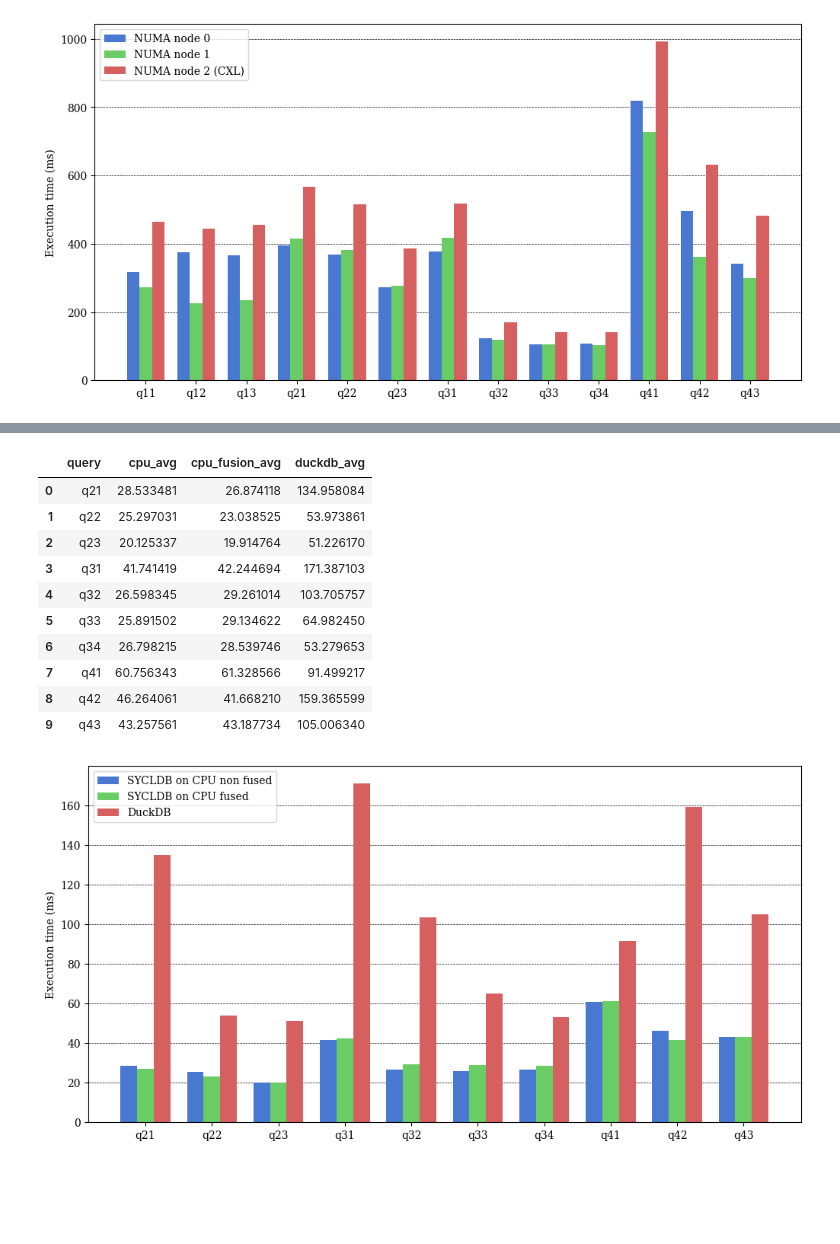
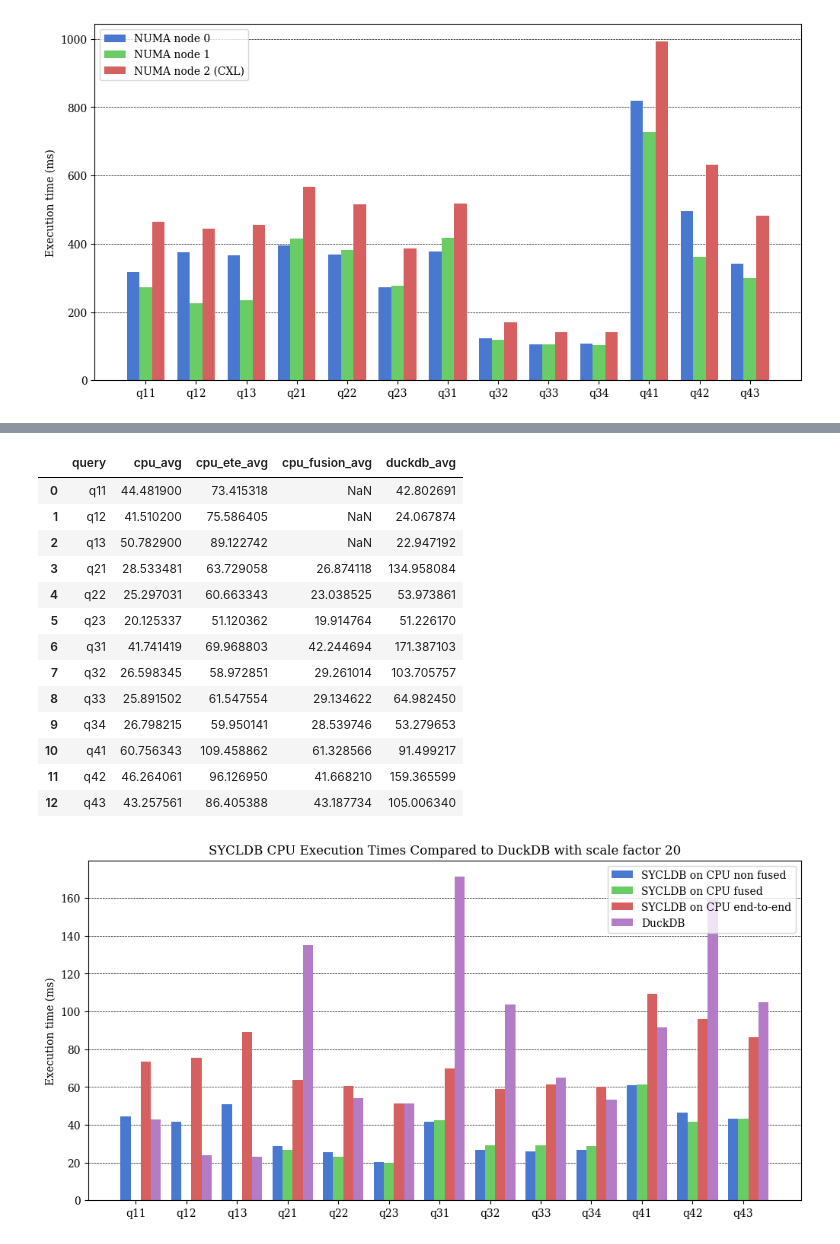
Before and after one commit to Maestro-Zacht/sycldb-calcite-executor, a Jupyter notebook: performances/perf.ipynb, the cells around one changed output, grey strips where cells are left out. Cells and saved outputs as stored; diff of their text form; code cells hidden in the pictures; blank space fills up the shorter version.

Commit message:
ete times cpu

```diff
--- a/performances/perf.ipynb
+++ b/performances/perf.ipynb
@@ -347,9 +347,11 @@ cpu_results = pd.DataFrame()
 
 for q in queries:
     cpu_df = pd.read_csv(f'{q}-performance-cxl-cpu-nonfused.log', header=None, names=['execution_time_ms'])
+    cpu_ete_dfusion_df = pd.read_csv(f'{q}-performance-cxl-ete.log', header=None, names=['execution_time_ms'])
     cpu_fusion_df = pd.read_csv(f'{q}-performance-cxl-cpu.log', header=None, names=['execution_time_ms'])
 
     cpu_results[f'{q}_cpu'] = cpu_df['execution_time_ms']
+    cpu_results[f'{q}_cpu_ete'] = cpu_ete_dfusion_df['execution_time_ms']
     cpu_results[f'{q}_cpu_fusion'] = cpu_fusion_df['execution_time_ms']
 
 cpu_results.describe()
@@ -369,13 +371,15 @@ comparison_cpu = []
 
 duckdb_results = pd.read_csv('results_duckdb.csv')
 
-for q in queries[3:]:
+for q in queries:
     cpu_avg = cpu_results[cpu_results[f'{q}_cpu'] < 100.0][f'{q}_cpu'].mean()
+    cpu_ete_avg = cpu_results[cpu_results[f'{q}_cpu_ete'] < 120.0][f'{q}_cpu_ete'].mean()
     cpu_fusion_avg = cpu_results[cpu_results[f'{q}_cpu_fusion'] < 100.0][f'{q}_cpu_fusion'].mean()
 
     comparison_cpu.append({
         'query': q,
         'cpu_avg': cpu_avg,
+        'cpu_ete_avg': cpu_ete_avg,
         'cpu_fusion_avg': cpu_fusion_avg,
         'duckdb_avg': duckdb_results[duckdb_results['query'] == int(q[1:])]['time'].values[0],
     })
@@ -383,48 +387,53 @@ for q in queries[3:]:
 comparison_cpu = pd.DataFrame(comparison_cpu)
 comparison_cpu
 # %% [output]
-|  | query | cpu_avg | cpu_fusion_avg | duckdb_avg |
-| 0 | q21 | 28.533481 | 26.874118 | 134.958084 |
-| 1 | q22 | 25.297031 | 23.038525 | 53.973861 |
-| 2 | q23 | 20.125337 | 19.914764 | 51.226170 |
-| 3 | q31 | 41.741419 | 42.244694 | 171.387103 |
-| 4 | q32 | 26.598345 | 29.261014 | 103.705757 |
-| 5 | q33 | 25.891502 | 29.134622 | 64.982450 |
-| 6 | q34 | 26.798215 | 28.539746 | 53.279653 |
-| 7 | q41 | 60.756343 | 61.328566 | 91.499217 |
-| 8 | q42 | 46.264061 | 41.668210 | 159.365599 |
-| 9 | q43 | 43.257561 | 43.187734 | 105.006340 |
+|  | query | cpu_avg | cpu_ete_avg | cpu_fusion_avg | duckdb_avg |
+| 0 | q11 | 44.481900 | 73.415318 | NaN | 42.802691 |
+| 1 | q12 | 41.510200 | 75.586405 | NaN | 24.067874 |
+| 2 | q13 | 50.782900 | 89.122742 | NaN | 22.947192 |
+| 3 | q21 | 28.533481 | 63.729058 | 26.874118 | 134.958084 |
+| 4 | q22 | 25.297031 | 60.663343 | 23.038525 | 53.973861 |
+| 5 | q23 | 20.125337 | 51.120362 | 19.914764 | 51.226170 |
+| 6 | q31 | 41.741419 | 69.968803 | 42.244694 | 171.387103 |
+| 7 | q32 | 26.598345 | 58.972851 | 29.261014 | 103.705757 |
+| 8 | q33 | 25.891502 | 61.547554 | 29.134622 | 64.982450 |
+| 9 | q34 | 26.798215 | 59.950141 | 28.539746 | 53.279653 |
+| 10 | q41 | 60.756343 | 109.458862 | 61.328566 | 91.499217 |
+| 11 | q42 | 46.264061 | 96.126950 | 41.668210 | 159.365599 |
+| 12 | q43 | 43.257561 | 86.405388 | 43.187734 | 105.006340 |
 # %%
 # plt.rc('text', usetex=True)
 plt.rc('font', family='serif')
 plt.style.use('seaborn-v0_8-muted')
 
 labels_mapping = {
     'cpu_avg': 'SYCLDB on CPU non fused',
     'cpu_fusion_avg': 'SYCLDB on CPU fused',
+    'cpu_ete_avg': 'SYCLDB on CPU end-to-end',
     'duckdb_avg': 'DuckDB',
 }
 
 x = np.arange(len(comparison_cpu))
 width = 1 / (len(labels_mapping) + 1)
 multiplier = 0
 
 fig, ax = plt.subplots(layout='constrained', figsize=(10, 5))
 
 #iterate on some columns and plot them in a single bar chart
 for col, label in labels_mapping.items():
     offset = width * multiplier
     rects = ax.bar(x + offset, comparison_cpu[col], width=width, label=label)
     # ax.bar_label(rects, padding=3)
     multiplier += 1
 
 ax.legend()
 # ax.set_ylim(0, 60)
 ax.set_xticks(x + width, comparison_cpu['query'])
 ax.set_ylabel('Execution time (ms)')
 ax.set_axisbelow(True)
 ax.grid(color='black', linestyle='--', linewidth=0.5, zorder=1000, axis='y')
+ax.set_title('SYCLDB CPU Execution Times Compared to DuckDB with scale factor 20')
 
 plt.show()
 # %% [output]
-[figure, old version]
+[figure, new version]
```
Also changed, not shown: parts of 1 cell of this notebook, 13 other files.
